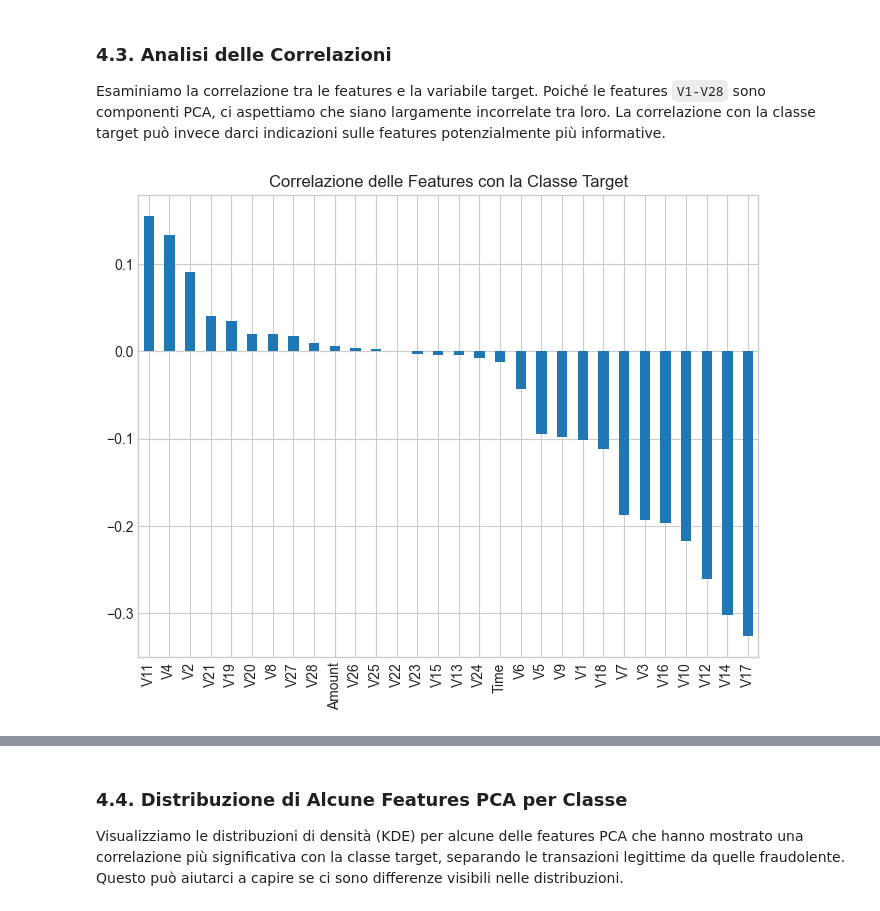
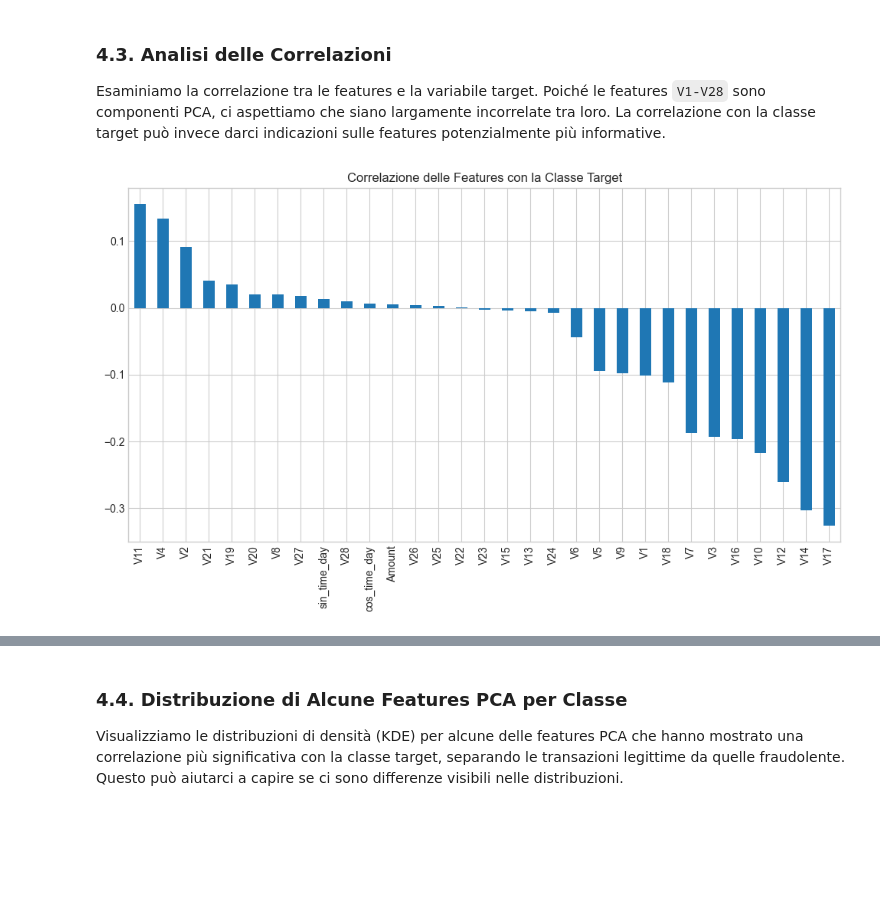
Before and after one commit to alevu3344/PDADI, a Jupyter notebook: notebooks/credit.ipynb, the cells around one changed output, grey strips where cells are left out. Saved outputs shown, nothing was run; the diff lists cells and outputs as text; code cells hidden in the pictures; blank space fills up the shorter version.

```diff
--- a/notebooks/credit.ipynb
+++ b/notebooks/credit.ipynb
@@ -91,12 +134,12 @@ L'Analisi Esplorativa dei Dati (EDA) è fondamentale per comprendere la struttur
 ### 4.1. Analisi della Variabile Target (`Class`)
 Iniziamo analizzando la distribuzione della variabile target per quantificare lo sbilanciamento.
 # %%
-print("\nPrime 5 righe del dataset:")
-print(df.head())
-
-print("\nInformazioni sul dataset:")
-df.info()
-
-print("\nValori nulli per colonna:")
-print(df.isnull().sum())
+try:
+    df = pd.read_csv('data/creditcard.csv')
+    pd.options.display.max_colwidth = 500
+    print("Dataset caricato con successo.")
+    print(f"Dimensioni del dataset: {df.shape}")
+except FileNotFoundError:
+    print("Errore: creditcard.csv non trovato. Assicurati che il file sia nella directory corretta.")
+df.head()
 # %% [output]
@@ -208,0 +241,8 @@ Ulteriori analisi o feature engineering sulla feature `Time` (es. trasformazione
+# %%
+seconds_in_day = 24 * 60 * 60
+df['time_day_sec'] = df['Time'] % seconds_in_day # Time of day in seconds
+df['sin_time_day'] = np.sin(2 * np.pi * df['time_day_sec'] / seconds_in_day)
+df['cos_time_day'] = np.cos(2 * np.pi * df['time_day_sec'] / seconds_in_day)
+
+df.drop(['Time', 'time_day_sec'], axis=1, inplace=True)
+df.head()
@@ -210,14 +258,13 @@ Ulteriori analisi o feature engineering sulla feature `Time` (es. trasformazione
 ### 4.3. Analisi delle Correlazioni
 Esaminiamo la correlazione tra le features e la variabile target. Poiché le features `V1-V28` sono componenti PCA, ci aspettiamo che siano largamente incorrelate tra loro. La correlazione con la classe target può invece darci indicazioni sulle features potenzialmente più informative.
 # %%
-# Correlazione con la variabile target 'Class'
 correlation_with_target = df.corr()['Class'].sort_values(ascending=False)
-plt.figure(figsize=(8, 6))
+plt.figure(figsize=(12, 6))
 correlation_with_target.drop('Class').plot(kind='bar')
 plt.title('Correlazione delle Features con la Classe Target')
 plt.show()
 # %% [output]
-[figure, old version]
+[figure, new version]
 # %% [markdown]
 **Osservazioni sulle Correlazioni:**
 
```
Also changed, not shown: parts of 47 cells of this notebook, 19 other files.
